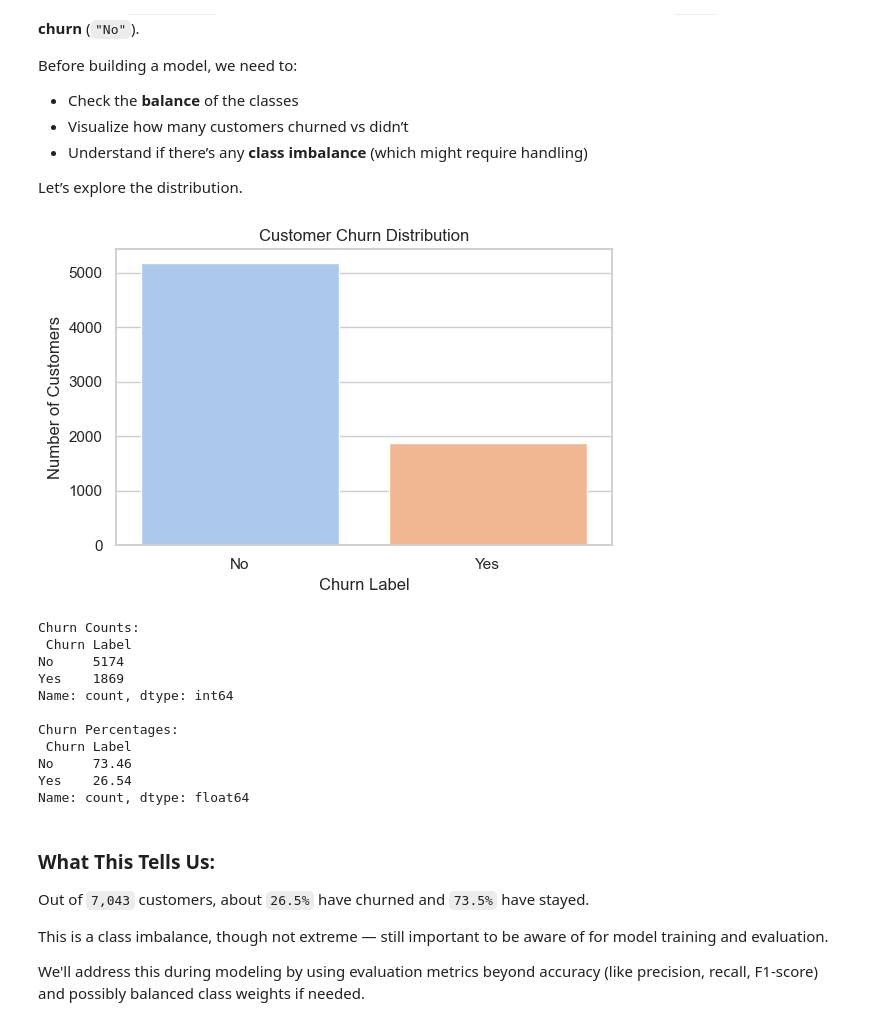
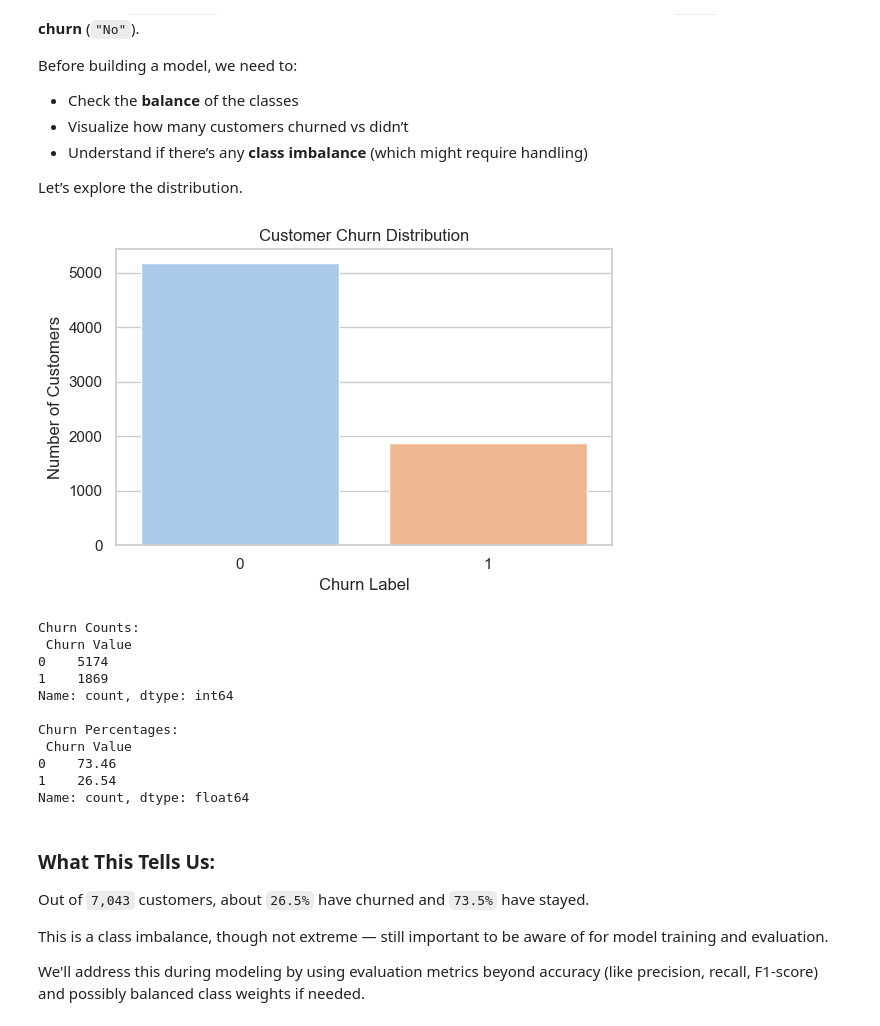
Before and after one commit to erickhangati/machine-learning-projects, a Jupyter notebook: tree-ensembles/customer-chun-prediction.ipynb, the cells around one changed output. Drawn from its saved outputs; the diff is of its cells as text; code cells hidden in the pictures.

```diff
--- a/tree-ensembles/customer-chun-prediction.ipynb
+++ b/tree-ensembles/customer-chun-prediction.ipynb
@@ -150,32 +150,32 @@ Before building a model, we need to:
 Let’s explore the distribution.
 # %%
 # Count values in the target column
-churn_counts = df['Churn Label'].value_counts()
+churn_counts = df['Churn Value'].value_counts()
 
 # Plot the distribution
 plt.figure(figsize=(6, 4))
 sns.barplot(x=churn_counts.index, y=churn_counts.values, palette='pastel')
 plt.title('Customer Churn Distribution')
 plt.ylabel('Number of Customers')
 plt.xlabel('Churn Label')
 plt.tight_layout()
 plt.show()
 
 # Print counts and percentages
 print("Churn Counts:\n", churn_counts)
 print("\nChurn Percentages:\n", round((churn_counts / len(df)) * 100, 2))
 # %% [output]
-[figure, old version]
+[figure, new version]
 Churn Counts:
- Churn Label
-No     5174
-Yes    1869
+ Churn Value
+0    5174
+1    1869
 Name: count, dtype: int64
 
 Churn Percentages:
- Churn Label
-No     73.46
-Yes    26.54
+ Churn Value
+0    73.46
+1    26.54
 Name: count, dtype: float64
 # %% [markdown]
 ### What This Tells Us:
```
Also changed, not shown: 4 other files.
